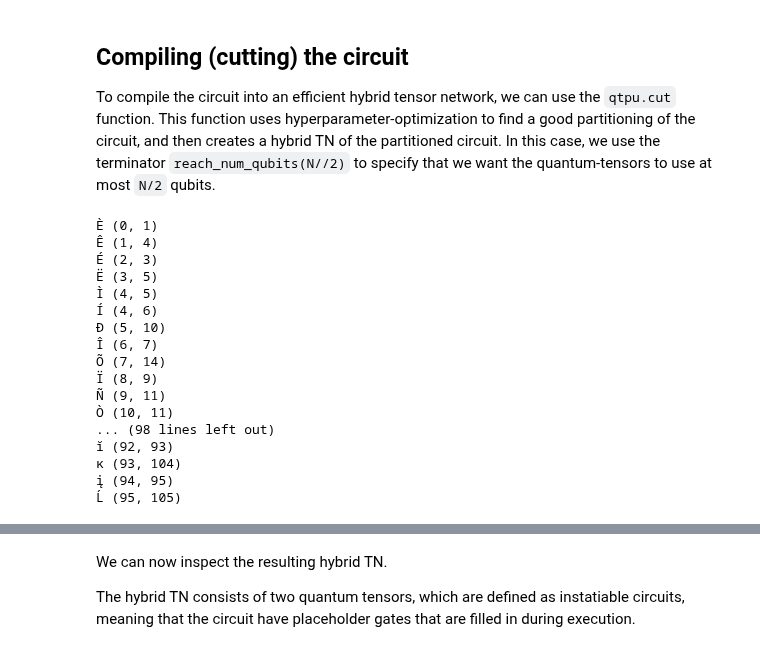
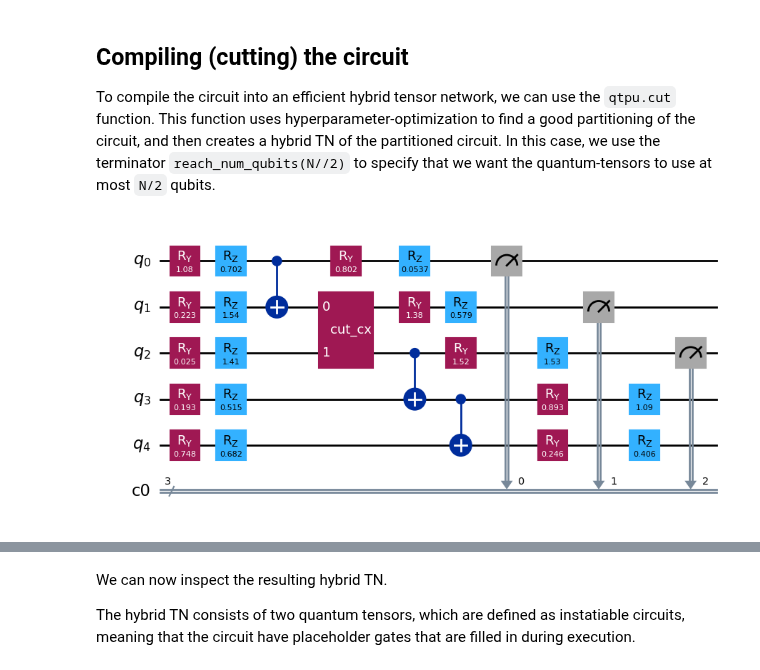
Before and after one commit to nathanieltornow/qtpu, a Jupyter notebook: docs/01_basics.ipynb, the cells around one changed output, grey strips where cells are left out. Drawn from its saved outputs; the diff is of its cells as text; code cells hidden in the pictures.

```diff
--- a/docs/01_basics.ipynb
+++ b/docs/01_basics.ipynb
@@ -30,22 +42,7 @@ In this case, we use the terminator `reach_num_qubits(N//2)` to specify that we
 # %%
 from qtpu.compiler.terminators import reach_num_qubits
 
-hybrid_tn = qtpu.cut(circuit, terminate_fn=reach_num_qubits(N//3+1), max_cost=2000, show_progress_bar=True, n_trials=100)
+cut_circuit = qtpu.cut(circuit, terminate_fn=reach_num_qubits(3), max_cost=8, compression_methods=["qubits"], show_progress_bar=True, n_trials=50)
+cut_circuit.draw("mpl", fold=-1)
 # %% [output]
-È (0, 1)
-Ê (1, 4)
-É (2, 3)
-Ë (3, 5)
-Ì (4, 5)
-Í (4, 6)
-Ð (5, 10)
-Î (6, 7)
-Õ (7, 14)
-Ï (8, 9)
-Ñ (9, 11)
-Ò (10, 11)
-... (98 lines left out)
-ĭ (92, 93)
-ĸ (93, 104)
-į (94, 95)
-Ĺ (95, 105)
+[figure, added]
```
Also changed, not shown: parts of 15 cells of this notebook, 16 other files.
